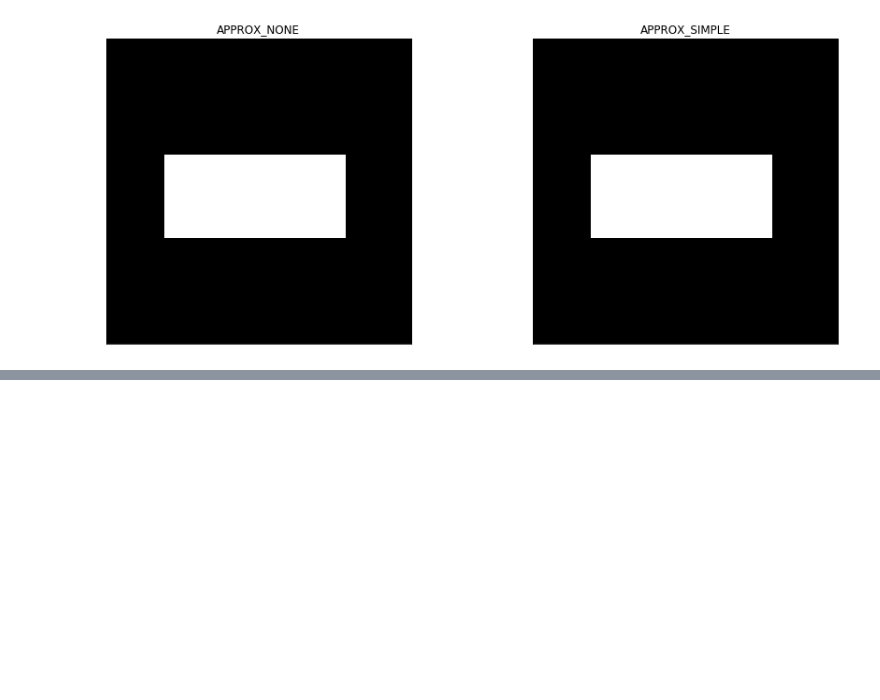
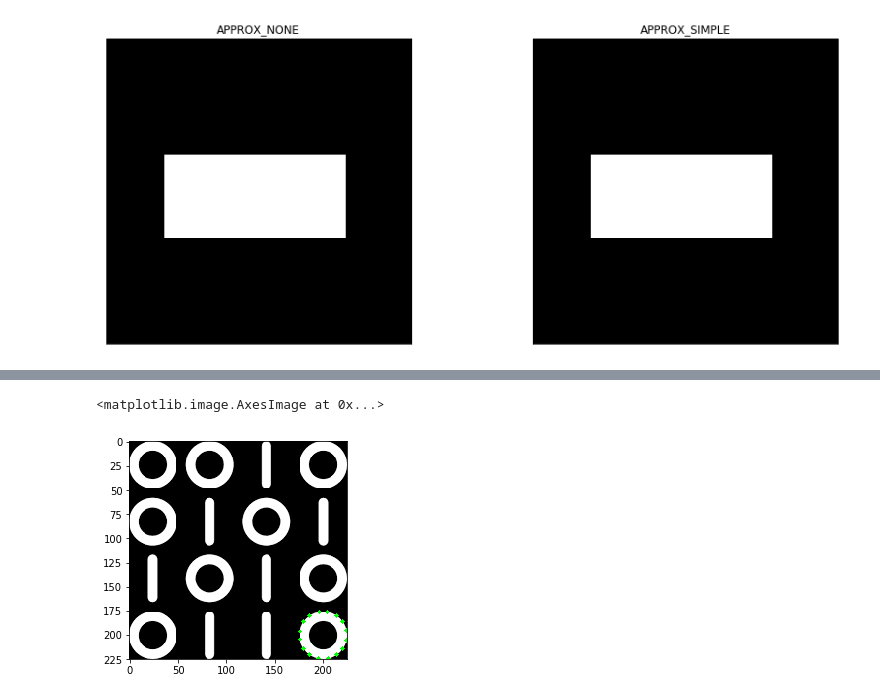
Before and after one commit to IamMohitM/OpenCV-Learning, a Jupyter notebook: Contours.ipynb, the cells around one changed output, grey strips where cells are left out. Drawn from its saved outputs; the diff is of its cells as text; code cells hidden in the pictures; blank space fills up the shorter version.

```diff
--- a/Contours.ipynb
+++ b/Contours.ipynb
@@ -87,0 +179,12 @@ plot_subplot(img_c1, img_c2, 'APPROX_NONE', 'APPROX_SIMPLE')
+# %%
+img = cv2.imread('images/binary_image.png')
+img_gray = cv2.cvtColor(img, cv2.COLOR_BGR2GRAY)
+ret, thresh = cv2.threshold(img_gray, 127, 255, 0)
+
+image, contours, heir = cv2.findContours(thresh, cv2.RETR_TREE, cv2.CHAIN_APPROX_SIMPLE)
+cnt = contours[0]
+
+epsilon = 0.01*cv2.arcLength(cnt,True)
+eps2 = 0.1*cv2.arcLength(cnt,True)
+approx1 = cv2.approxPolyDP(cnt,epsilon,True)
+approx2 = cv2.approxPolyDP(cnt,eps2,True)
@@ -87,0 +221,6 @@ plot_subplot(img_c1, img_c2, 'APPROX_NONE', 'APPROX_SIMPLE')
+# %%
+img_copy = img.copy()
+plt.imshow(cv2.drawContours(img_copy, approx1, -1, (0, 255, 0), 3))
+# %% [output]
+<matplotlib.image.AxesImage at 0x...>
+[figure, added]
```
Also changed, not shown: parts of 36 cells of this notebook.
